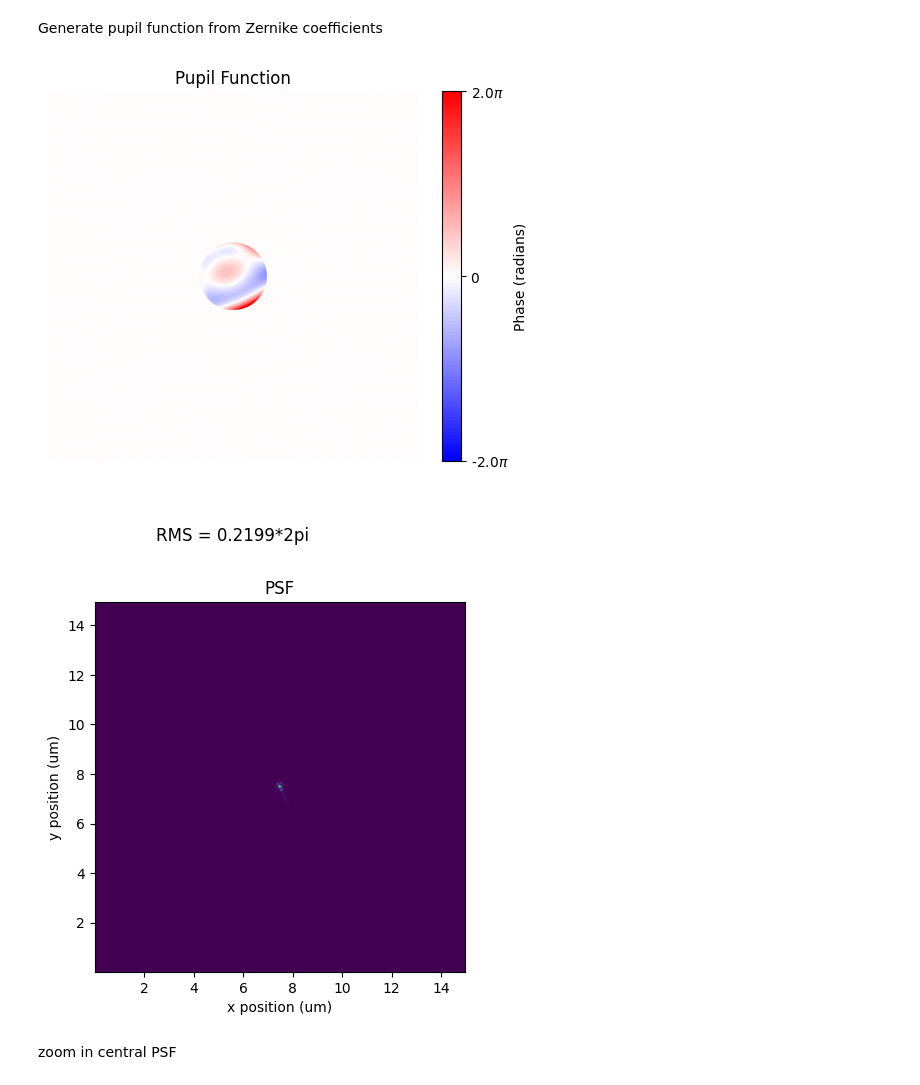
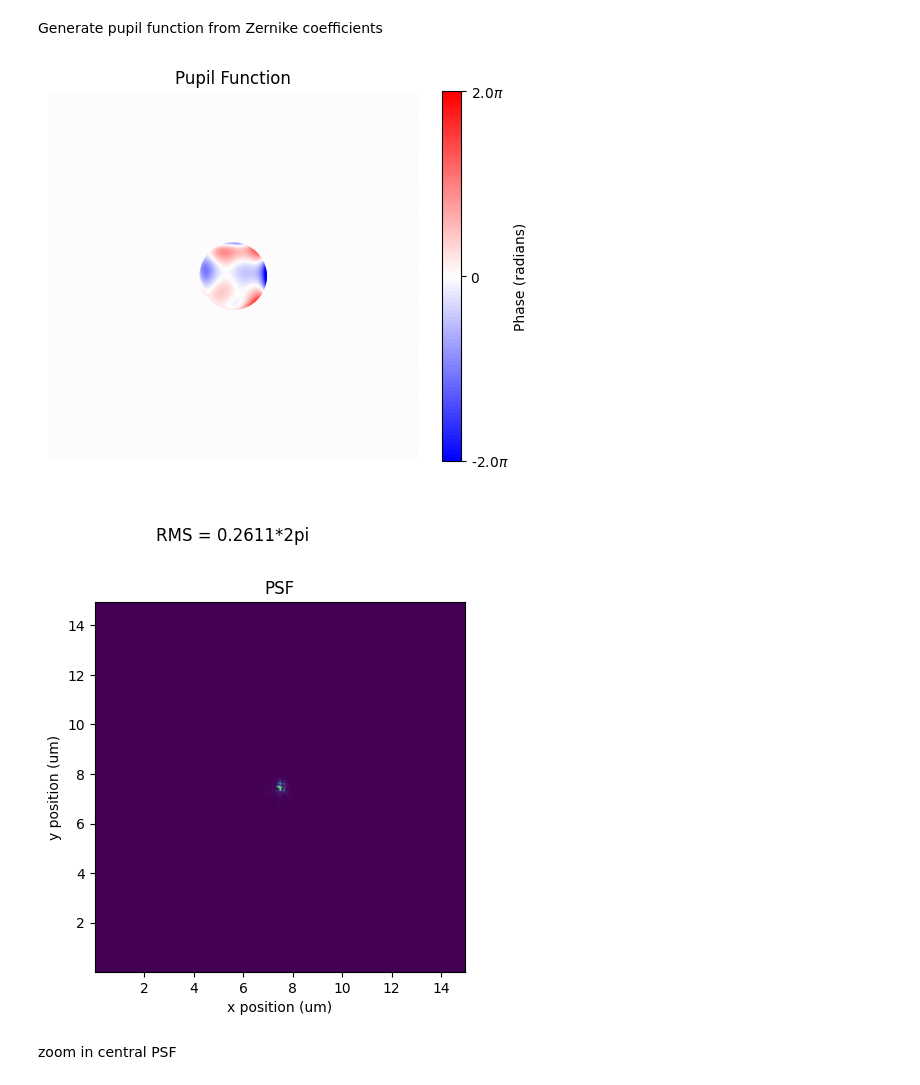
Before and after one commit to ArianaGu/EUV_FPM, a Jupyter notebook: fp_sim.ipynb, the cells around one changed output. Drawn from its saved outputs; the diff is of its cells as text; code cells hidden in the pictures.

```diff
--- a/fp_sim.ipynb
+++ b/fp_sim.ipynb
@@ -137,35 +137,35 @@ def show_aberration(phase, pupil):
     masked_values = phase[pupil == 1]
     rms = np.sqrt(np.mean(masked_values**2))
 
     plt.imshow(phase, cmap=cm, vmin=-2.0*np.pi, vmax=2.0*np.pi)
     cbar = plt.colorbar(label='Phase (radians)')
     cbar.set_ticks([-2.0*np.pi, 0, 2.0*np.pi])
     cbar.set_ticklabels([r'-2.0$\pi$', '0', r'2.0$\pi$'])
     plt.title('Pupil Function')
     plt.annotate(f'RMS = {rms/(2*np.pi):.4f}*2pi',
                  xy=(0.5, -0.2),  # Adjusted this value to make the label lower
                  xycoords='axes fraction',
                  ha='center', va='center',
                  fontsize=12)
 
     plt.xlabel('X')
     plt.ylabel('Y')
     plt.axis('off')
     plt.show()
 
-abe_phase = get_pupil_phase(1,2,FILTER)
+abe_phase = get_pupil_phase(0,0,FILTER)
 show_aberration(abe_phase, FILTER)
 
 # Visualize PSF
 abe_pupil = FILTER*np.exp(1j*abe_phase)
 PSF = np.abs(np.fft.fftshift(np.fft.fft2(abe_pupil)))**2
 plt.imshow(PSF, extent=[x_m[0]*1e6, x_m[-1]*1e6, y_m[0]*1e6, y_m[-1]*1e6])
 plt.xlabel('x position (um)')
 plt.ylabel('y position (um)')
 plt.title('PSF')
 plt.show()
 # %% [output]
-[figure, old version]
+[figure, new version]
 [figure]
 # %% [markdown]
 zoom in central PSF
```
Also changed, not shown: parts of 4 cells of this notebook, 1 other file.
